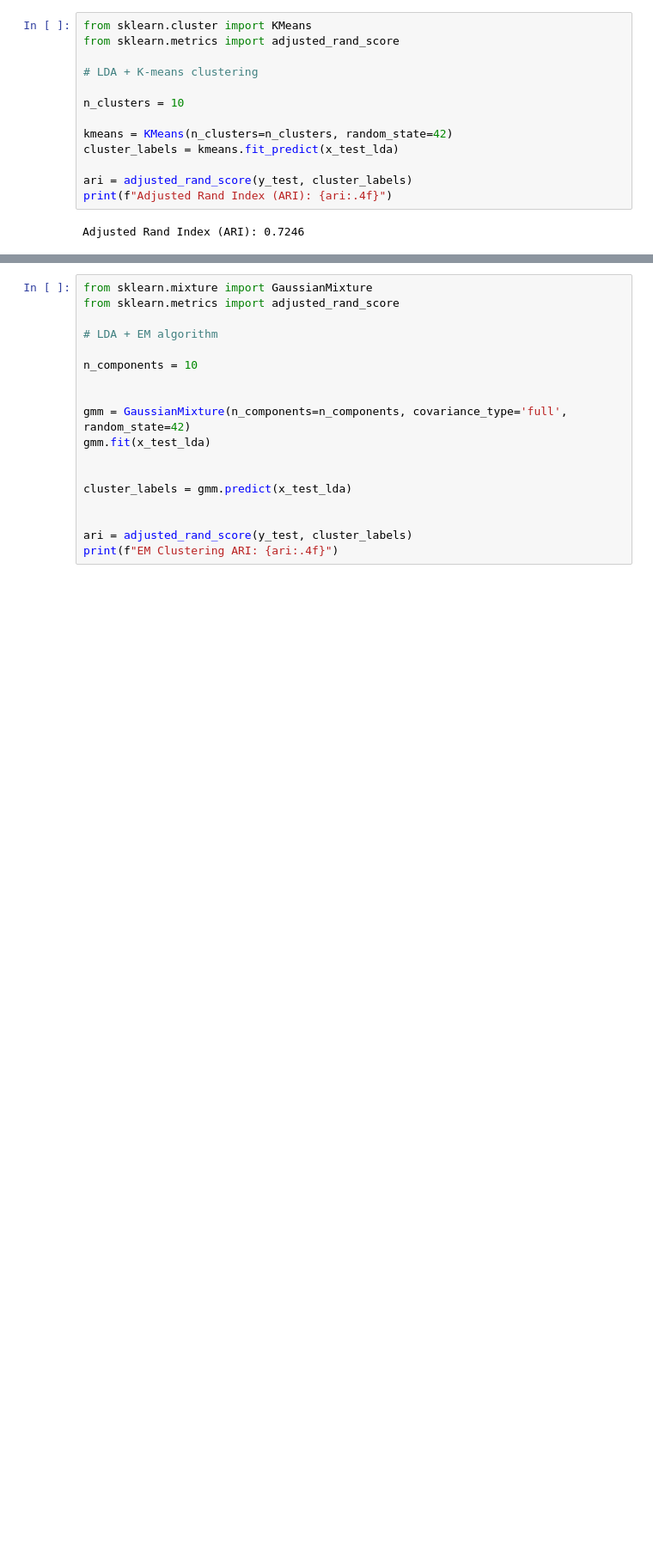
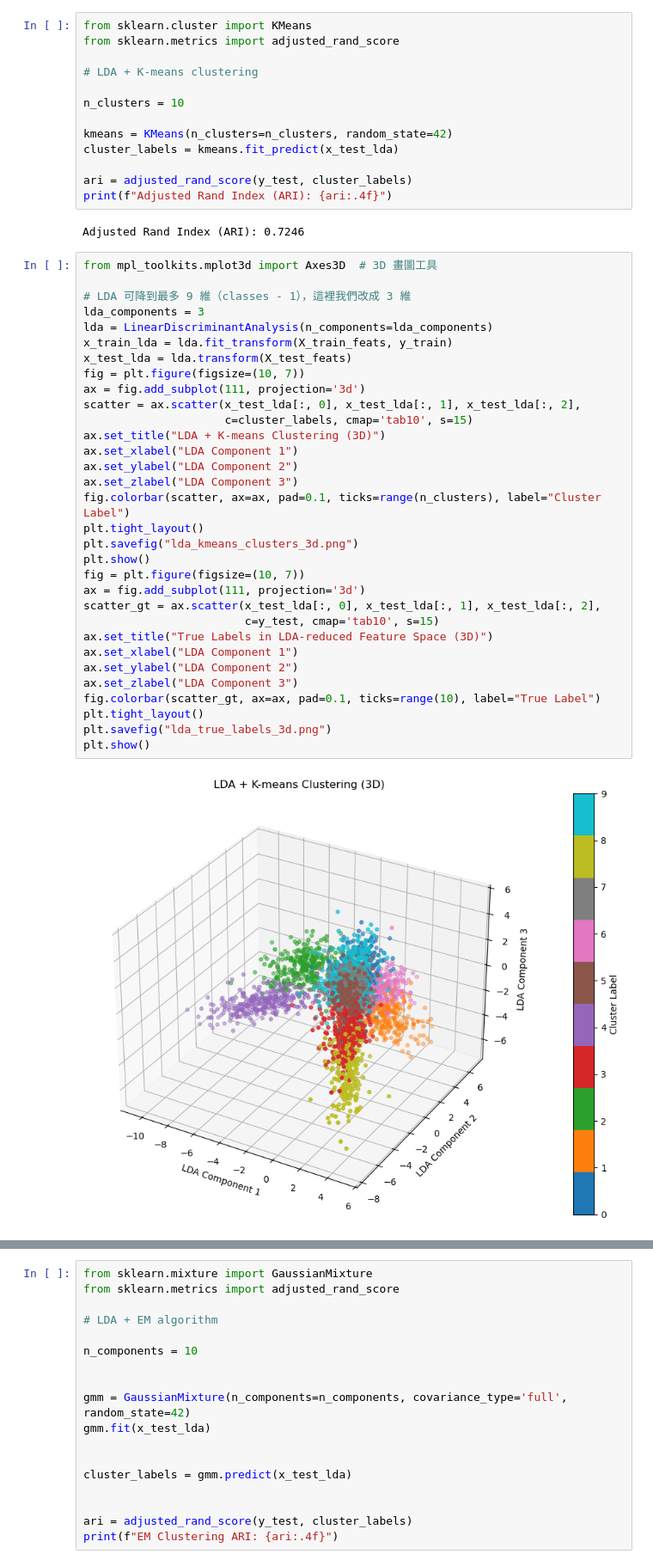
Before and after one commit to lynu1818/pr-final, a Jupyter notebook: oracle/cnn/CNN_LDA.ipynb, the cells around one changed output, grey strips where cells are left out. Shown at 86% size. Cells and saved outputs as stored; diff of their text form; blank space fills up the shorter version.

```diff
--- a/oracle/cnn/CNN_LDA.ipynb
+++ b/oracle/cnn/CNN_LDA.ipynb
@@ -92,3 +92,37 @@ ari = adjusted_rand_score(y_test, cluster_labels)
 print(f"Adjusted Rand Index (ARI): {ari:.4f}")
 # %% [output]
 Adjusted Rand Index (ARI): 0.7246
+# %%
+from mpl_toolkits.mplot3d import Axes3D  # 3D 畫圖工具
+
+# LDA 可降到最多 9 維（classes - 1），這裡我們改成 3 維
+lda_components = 3
+lda = LinearDiscriminantAnalysis(n_components=lda_components)
+x_train_lda = lda.fit_transform(X_train_feats, y_train)
+x_test_lda = lda.transform(X_test_feats)
+fig = plt.figure(figsize=(10, 7))
+ax = fig.add_subplot(111, projection='3d')
+scatter = ax.scatter(x_test_lda[:, 0], x_test_lda[:, 1], x_test_lda[:, 2],
+                     c=cluster_labels, cmap='tab10', s=15)
+ax.set_title("LDA + K-means Clustering (3D)")
+ax.set_xlabel("LDA Component 1")
+ax.set_ylabel("LDA Component 2")
+ax.set_zlabel("LDA Component 3")
+fig.colorbar(scatter, ax=ax, pad=0.1, ticks=range(n_clusters), label="Cluster Label")
+plt.tight_layout()
+plt.savefig("lda_kmeans_clusters_3d.png")
+plt.show()
+fig = plt.figure(figsize=(10, 7))
+ax = fig.add_subplot(111, projection='3d')
+scatter_gt = ax.scatter(x_test_lda[:, 0], x_test_lda[:, 1], x_test_lda[:, 2],
+                        c=y_test, cmap='tab10', s=15)
+ax.set_title("True Labels in LDA-reduced Feature Space (3D)")
+ax.set_xlabel("LDA Component 1")
+ax.set_ylabel("LDA Component 2")
+ax.set_zlabel("LDA Component 3")
+fig.colorbar(scatter_gt, ax=ax, pad=0.1, ticks=range(10), label="True Label")
+plt.tight_layout()
+plt.savefig("lda_true_labels_3d.png")
+plt.show()
+# %% [output]
+[figure, added]
```
Also changed, not shown: parts of 1 cell of this notebook, 7 other files.
